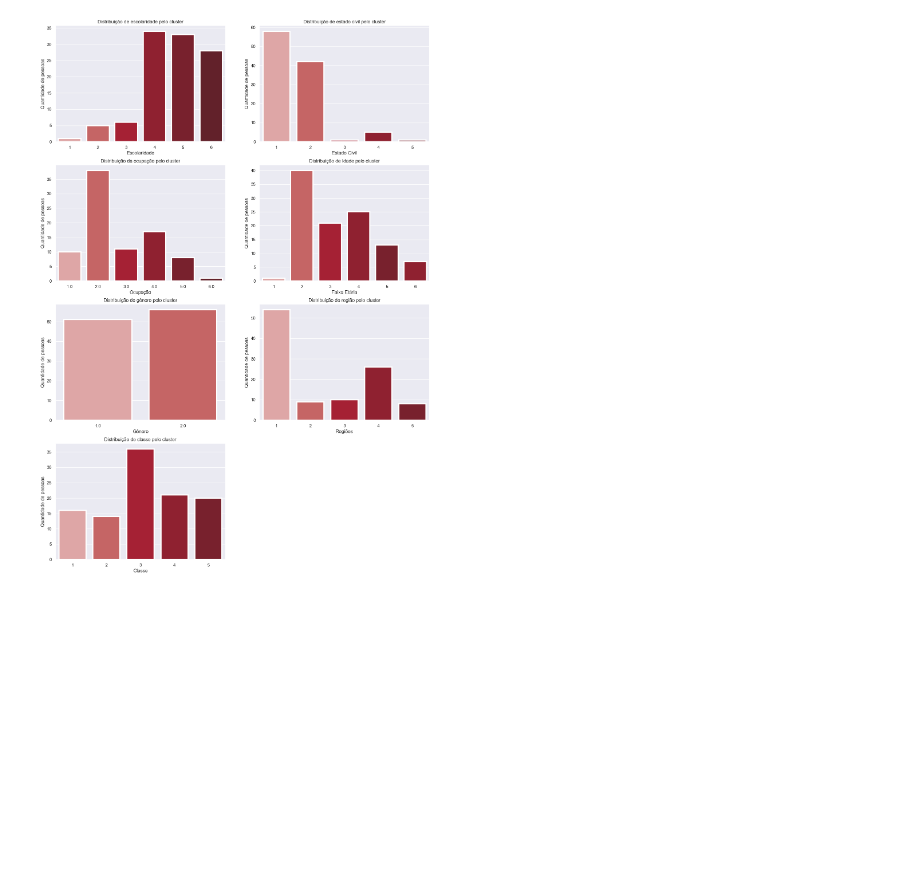
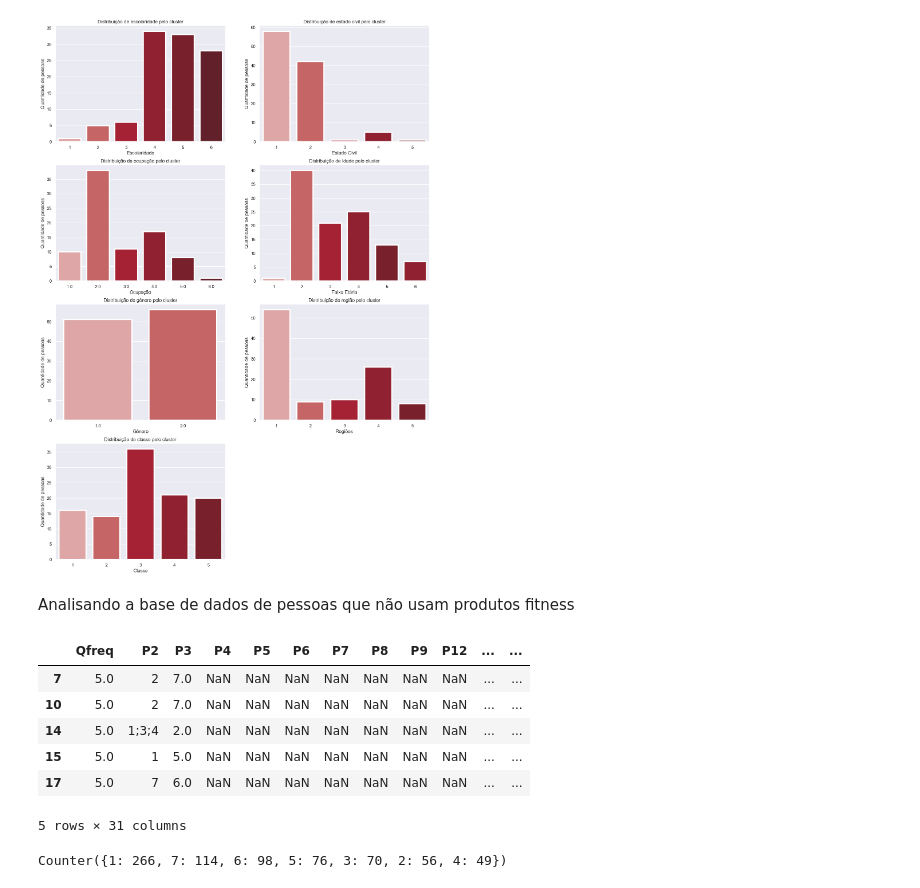
Before and after one commit to enzojunq/Base-de-dados, a Jupyter notebook: base.ipynb, the cells around one changed output. Saved outputs shown, nothing was run; the diff lists cells and outputs as text; code cells hidden in the pictures; blank space fills up the shorter version.

```diff
--- a/base.ipynb
+++ b/base.ipynb
@@ -1123,3 +1123,39 @@ plt.xlabel('Classe')
 # %% [output]
 Text(0.5, 0, 'Classe')
 [figure]
+# %% [markdown]
+Analisando a base de dados de pessoas que não usam produtos fitness
+# %%
+df_naousa.head()
+# %% [output]
+|  | Qfreq | P2 | P3 | P4 | P5 | P6 | P7 | P8 | P9 | P12 | ... | ... |
+| 7 | 5.0 | 2 | 7.0 | NaN | NaN | NaN | NaN | NaN | NaN | NaN | ... | ... |
+| 10 | 5.0 | 2 | 7.0 | NaN | NaN | NaN | NaN | NaN | NaN | NaN | ... | ... |
+| 14 | 5.0 | 1;3;4 | 2.0 | NaN | NaN | NaN | NaN | NaN | NaN | NaN | ... | ... |
+| 15 | 5.0 | 1 | 5.0 | NaN | NaN | NaN | NaN | NaN | NaN | NaN | ... | ... |
+| 17 | 5.0 | 7 | 6.0 | NaN | NaN | NaN | NaN | NaN | NaN | NaN | ... | ... |
+5 rows × 31 columns
+# %%
+lista_motivos = []
+lista_motivos = df_naousa.P2.to_list()
+
+
+lista_2 = []
+for z in lista_motivos:
+    if isinstance(z, str):
+        item = z.split(';')
+        lista_2.append(item)
+    elif isinstance(z, int):
+        lista_2.append(z)
+    elif isinstance(z, float):
+        lista_2.append(w)
+
+lista_u = list(chain.from_iterable([i if isinstance(i, list) else [i] for i in lista_2]))
+lista_l = [convert_to_num(i.strip()) if isinstance(i, str) else i for i in lista_u if not isinstance(i, float) or not math.isnan(i)]
+
+
+contador2 = Counter(lista_l)
+
+print(contador2)
+# %% [output]
+Counter({1: 266, 7: 114, 6: 98, 5: 76, 3: 70, 2: 56, 4: 49})
```
Also changed, not shown: parts of 2 cells of this notebook.
